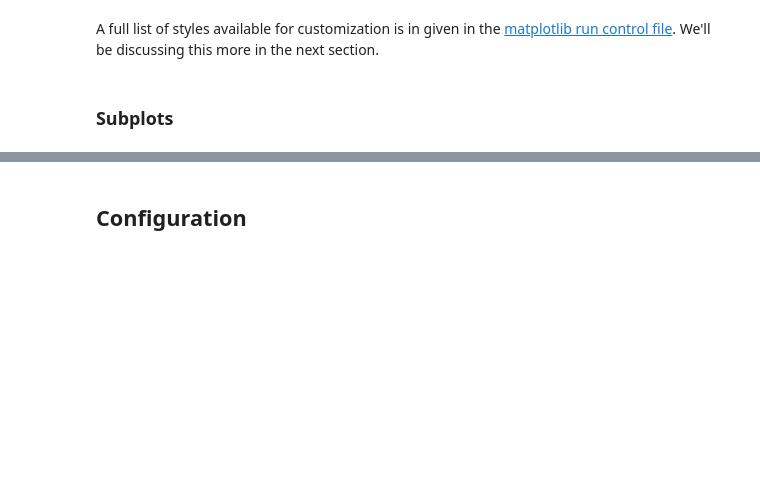
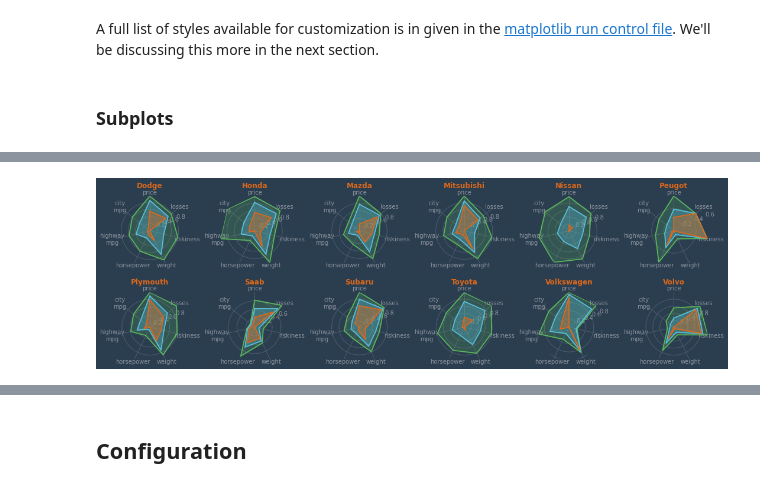
Before and after one commit to masteringmatplotlib/custom-and-config, a Jupyter notebook: notebooks/mmpl-custom-and-config.ipynb, the cells around one changed output, grey strips where cells are left out. Saved outputs shown, nothing was run; the diff lists cells and outputs as text; code cells hidden in the pictures; blank space fills up the shorter version.

```diff
--- a/notebooks/mmpl-custom-and-config.ipynb
+++ b/notebooks/mmpl-custom-and-config.ipynb
@@ -124,0 +189,2 @@ import pandas as pd
+# %%
+(makes, counts) = demodata.get_make_counts(limited_data, lower_bound=6)
@@ -124,0 +206,3 @@ import pandas as pd
+# %%
+data = demodata.get_limited_data(lower_bound=6)
+data.head()
@@ -124,0 +234,2 @@ import pandas as pd
+# %%
+normed_data = data.copy()
@@ -124,0 +274,24 @@ import pandas as pd
+# %%
+min_data = normed_data.groupby("make", sort=True).min()
+max_data = normed_data.groupby("make", sort=True).max()
+mean_data = normed_data.groupby("make", sort=True).mean()
+# %%
+fig = plt.figure(figsize=(18, 5))
+fig.subplots_adjust(wspace=0.50, hspace=0.30, top=0.95, bottom=0.15)
+colors = mpl.rcParams['axes.color_cycle']
+projection = radar.RadarAxes(spoke_count=len(mean_data.columns))
+
+for n, make in enumerate(makes):
+    ax = fig.add_subplot(2, 6, n+1, projection=projection)
+    plt.rgrids([0.2, 0.4, 0.6, 0.8])
+    ax.set_title(make.title(), weight='bold', size='large', position=(0.5, 1.1),
+                 horizontalalignment='center', verticalalignment='center')
+    for (color, alpha, data) in zip([1, 2, 0], [0.2, 0.3, 0.4], [max_data, mean_data, min_data]):
+        ax.fill(projection.radar_theta, data.loc[make], color=colors[color], alpha=alpha)
+        ax.plot(projection.radar_theta, data.loc[make], color=colors[color])
+
+    ax.set_varlabels([x.replace(" ", "\n") for x in mean_data.columns])
+
+plt.show()
+# %% [output]
+[figure, added]
```
Also changed, not shown: parts of 31 cells of this notebook.
